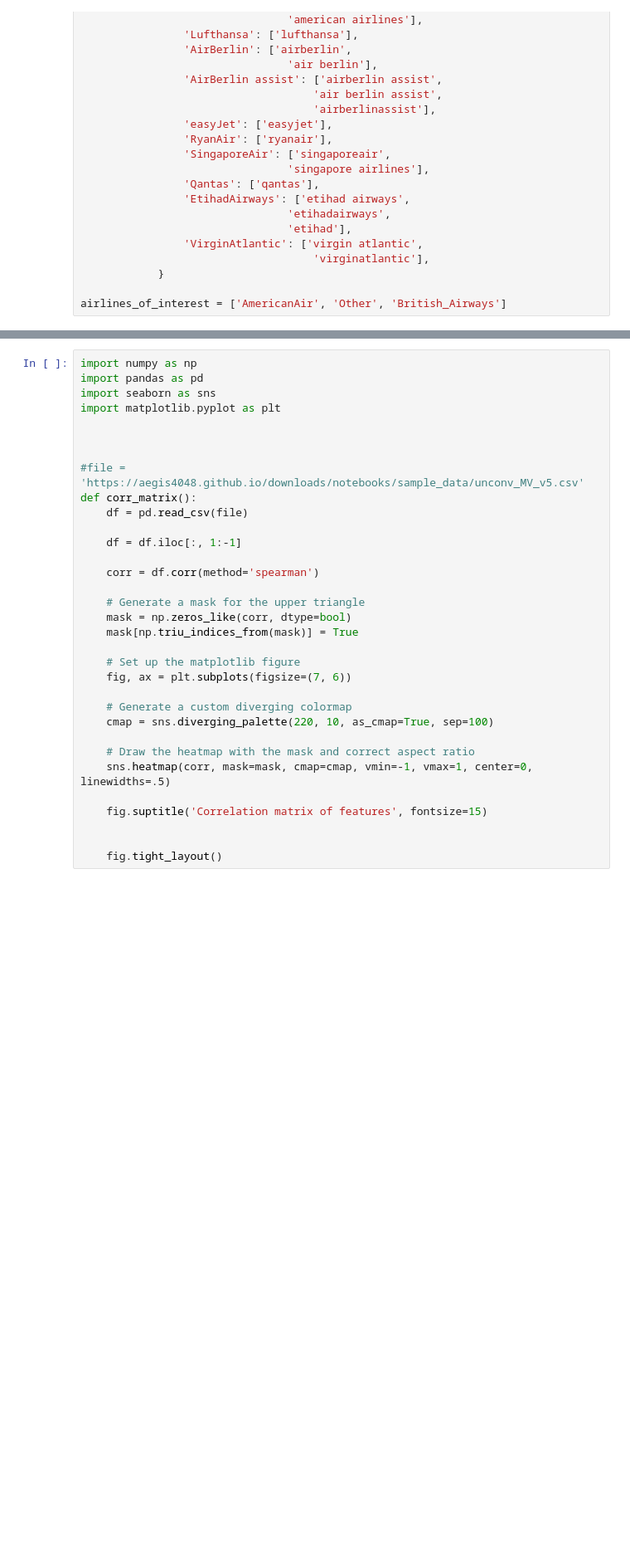
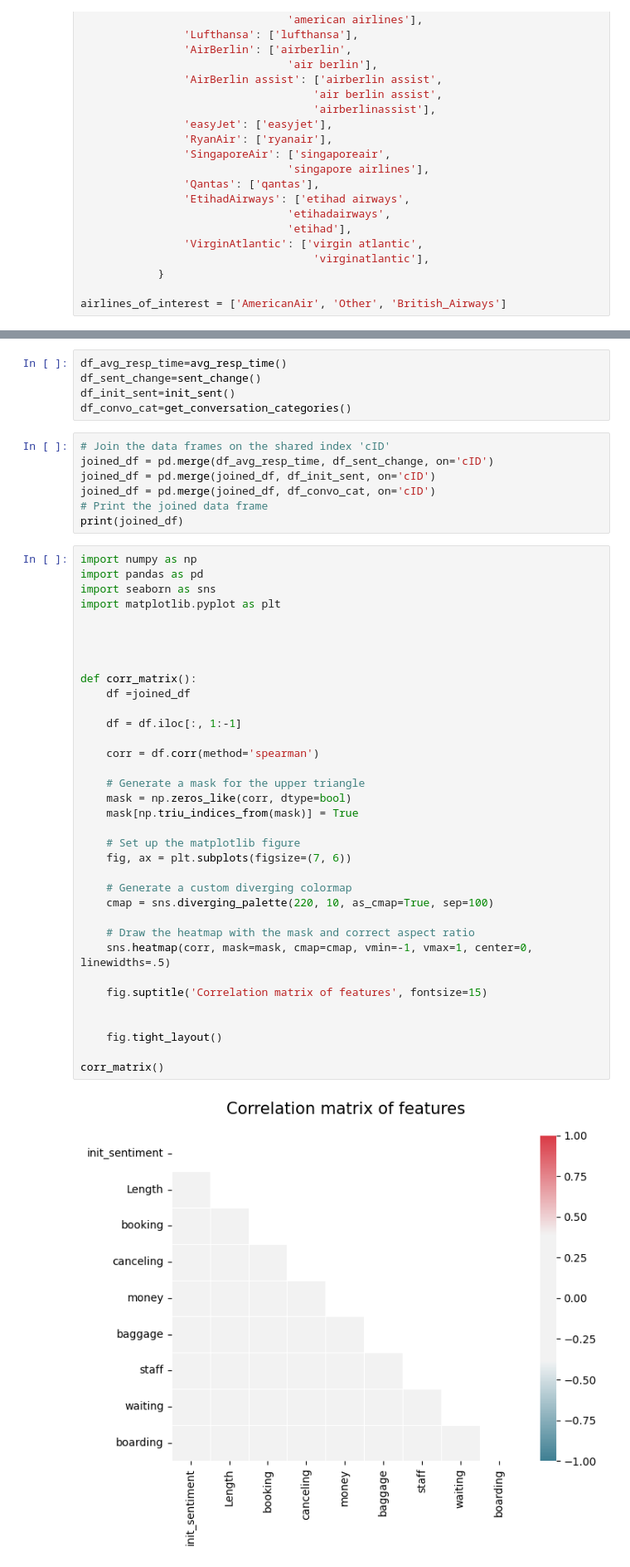
Before and after one commit to danamira/DBL-Data-Challenge, a Jupyter notebook: Linear regression functions.ipynb, the cells around one changed output, grey strips where cells are left out. Shown at 83% size. Cells and saved outputs as stored; diff of their text form; blank space fills up the shorter version.

```diff
--- a/Linear regression functions.ipynb
+++ b/Linear regression functions.ipynb
@@ -114,36 +145,52 @@ def get_conversation_categories():
+# %%
+df_avg_resp_time=avg_resp_time()
+df_sent_change=sent_change()
+df_init_sent=init_sent()
+df_convo_cat=get_conversation_categories()
+# %%
+# Join the data frames on the shared index 'cID'
+joined_df = pd.merge(df_avg_resp_time, df_sent_change, on='cID')
+joined_df = pd.merge(joined_df, df_init_sent, on='cID')
+joined_df = pd.merge(joined_df, df_convo_cat, on='cID')
+# Print the joined data frame
+print(joined_df)
 # %%
 import numpy as np
 import pandas as pd
 import seaborn as sns
 import matplotlib.pyplot as plt
 
 
 
-#file = 'https://aegis4048.github.io/downloads/notebooks/sample_data/unconv_MV_v5.csv'
+
 def corr_matrix():
-    df = pd.read_csv(file)
+    df =joined_df
 
     df = df.iloc[:, 1:-1]
 
     corr = df.corr(method='spearman')
 
     # Generate a mask for the upper triangle
     mask = np.zeros_like(corr, dtype=bool)
     mask[np.triu_indices_from(mask)] = True
 
     # Set up the matplotlib figure
     fig, ax = plt.subplots(figsize=(7, 6))
 
     # Generate a custom diverging colormap
     cmap = sns.diverging_palette(220, 10, as_cmap=True, sep=100)
 
     # Draw the heatmap with the mask and correct aspect ratio
     sns.heatmap(corr, mask=mask, cmap=cmap, vmin=-1, vmax=1, center=0, linewidths=.5)
 
     fig.suptitle('Correlation matrix of features', fontsize=15)
 
 
     fig.tight_layout()
+
+corr_matrix()
+# %% [output]
+[figure, added]
 # %%
 from sklearn import linear_model
 file = 'https://aegis4048.github.io/downloads/notebooks/sample_data/unconv_MV_v5.csv'
```
Also changed, not shown: parts of 4 cells of this notebook.
